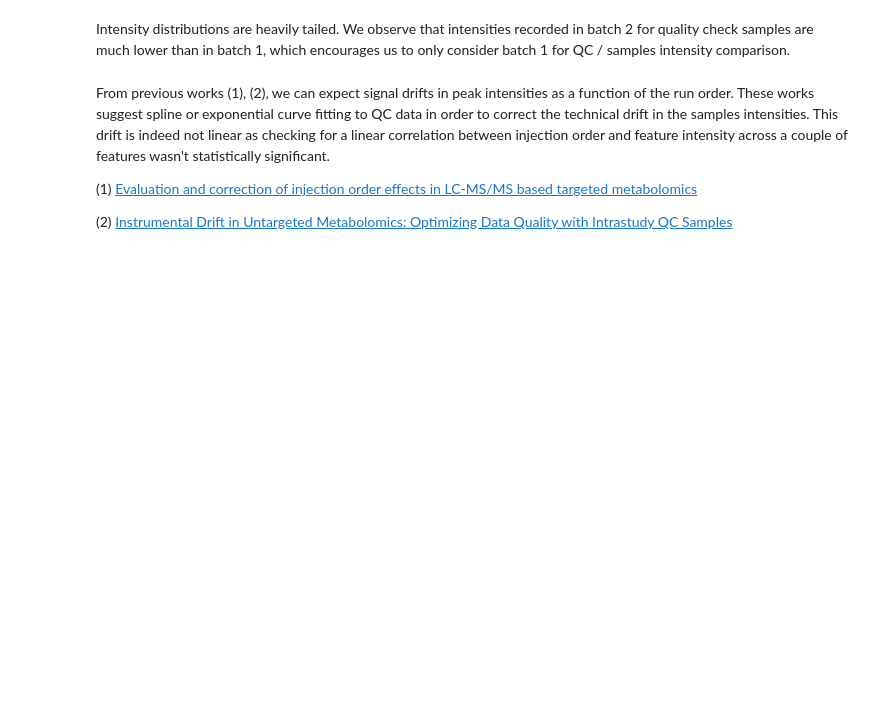
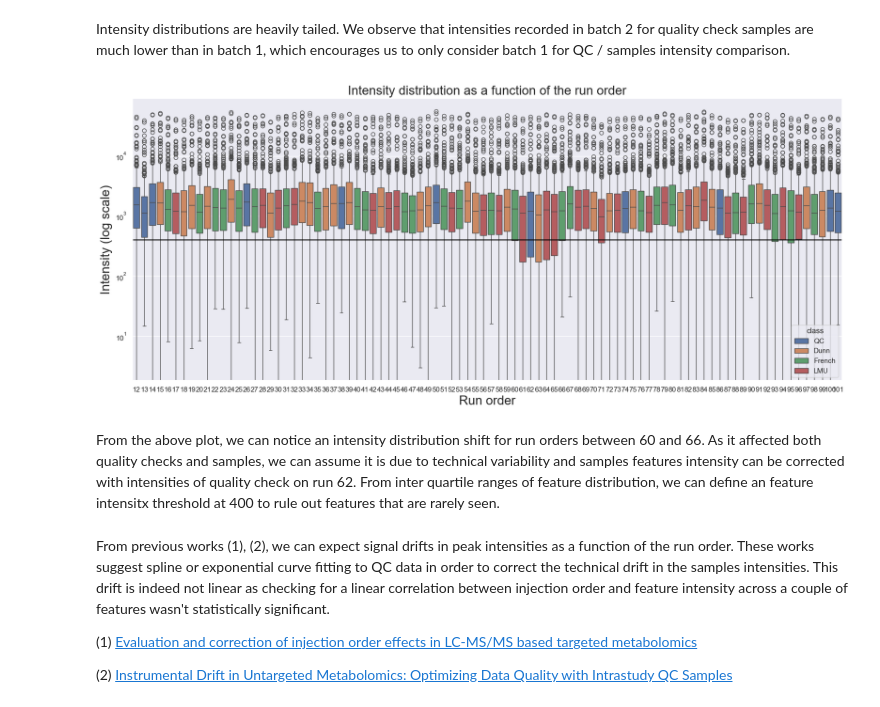
Before and after one commit to PhiCtl/glycan-biomarkers, a Jupyter notebook: src/eda/eda.ipynb, the cells around one changed output. Drawn from its saved outputs; the diff is of its cells as text; code cells hidden in the pictures; blank space fills up the shorter version.

Commit message:
Threshold found for feature selection

```diff
--- a/src/eda/eda.ipynb
+++ b/src/eda/eda.ipynb
@@ -446,6 +446,19 @@ df_data_melt[['class', 'intensity']][df_data_melt['batch'] == 1].groupby('class'
 | dQC | 1260.0 | 2631.849869 | 5309.470849 | 0.0 | 52.225757 | 82.387075 | 414.017036 | 1157.573073 | 2360.167461 | 5403.337154 | 9100.107596 | ... |
 # %% [markdown]
 Intensity distributions are heavily tailed. We observe that intensities recorded in batch 2 for quality check samples are much lower than in batch 1, which encourages us to only consider batch 1 for QC / samples intensity comparison.
+# %%
+df_plot = df_data_melt[(df_data_melt['class'].isin(['QC', 'Dunn', 'LMU', 'French'])) & (df_data_melt['batch'] == 1)]
+sns.set(rc = {'figure.figsize':(20, 8)})
+fig = sns.boxplot(df_plot, x='order', y='intensity', hue='class')
+fig.axhline(4*1E2, color='black')
+fig.axes.set_title('Intensity distribution as a function of the run order',fontsize=20)
+fig.set_xlabel("Run order",fontsize=20)
+fig.set_ylabel("Intensity (log scale)",fontsize=20)
+fig.set_yscale('log')
+# %% [output]
+[figure, added]
+# %% [markdown]
+From the above plot, we can notice an intensity distribution shift for run orders between 60 and 66. As it affected both quality checks and samples, we can assume it is due to technical variability and samples features intensity can be corrected with intensities of quality check on run 62. From inter quartile ranges of feature distribution, we can define an feature intensitx threshold at 400 to rule out features that are rarely seen.
 # %% [markdown]
 From previous works (1), (2), we can expect signal drifts in peak intensities as a function of the run order. These works suggest spline or exponential curve fitting to QC data in order to correct the technical drift in the samples intensities.
 This drift is indeed not linear as checking for a linear correlation between injection order and feature intensity across a couple of features wasn't statistically significant.
```
Also changed, not shown: parts of 1 cell of this notebook.
